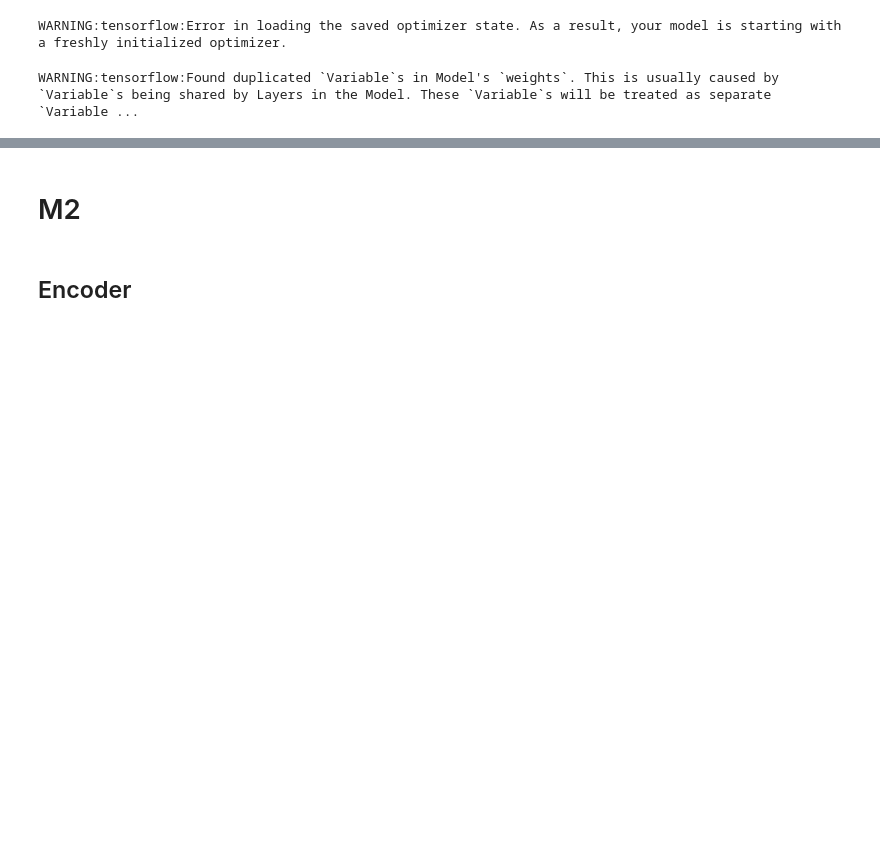
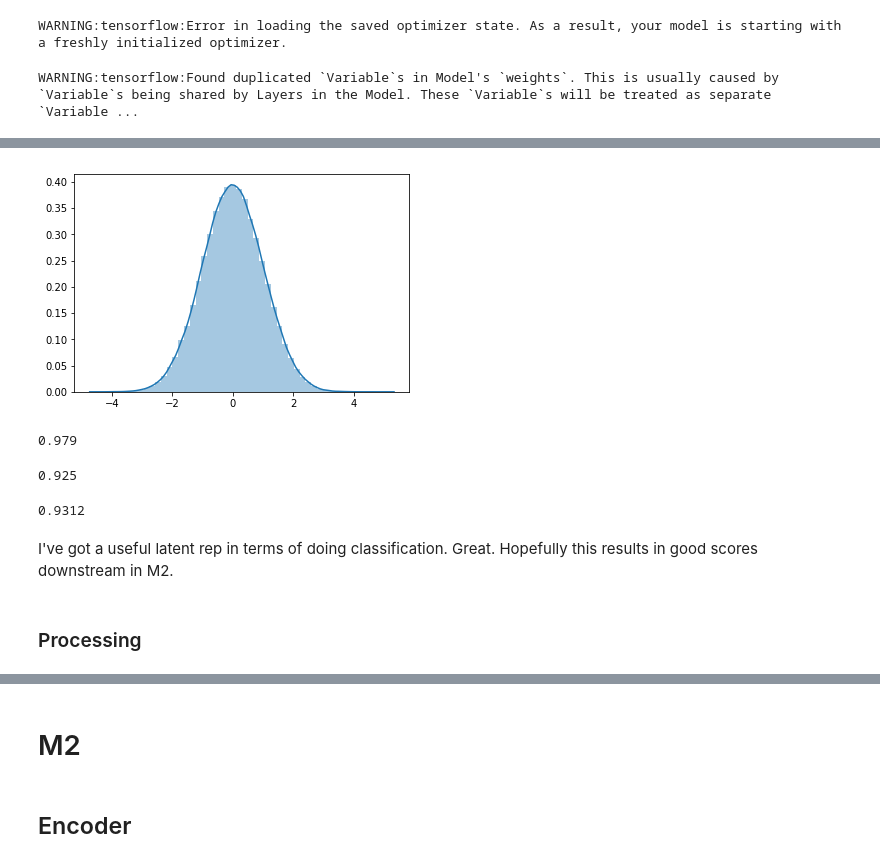
Before and after one commit to raghul-parthipan/semi_supervised_learning_vae, a Jupyter notebook: M1+M2.ipynb, the cells around one changed output, grey strips where cells are left out. Saved outputs shown, nothing was run; the diff lists cells and outputs as text; code cells hidden in the pictures; blank space fills up the shorter version.

```diff
--- a/M1+M2.ipynb
+++ b/M1+M2.ipynb
@@ -150,0 +197,25 @@ X_test_encoded = np.load("X_test_encoded.npy")
+# %%
+seaborn.distplot(X_valid_encoded)
+plt.show()
+# %% [output]
+[figure, added]
+# %%
+from sklearn.svm import SVC
+
+svc_class = SVC(kernel="rbf", gamma='scale', random_state=42)
+svc_class.fit(X_train_la_encoded_scaled, y_train_la2)
+svc_class.score(X_train_la_encoded_scaled, y_train_la2)
+# %% [output]
+0.979
+# %%
+svc_class.score(X_test_encoded_scaled, y_test2)
+# %% [output]
+0.925
+# %%
+svc_class.score(X_valid_encoded_scaled, y_valid2)
+# %% [output]
+0.9312
+# %% [markdown]
+I've got a useful latent rep in terms of doing classification. Great. Hopefully this results in good scores downstream in M2.
+# %% [markdown]
+### Processing ###
```
Also changed, not shown: parts of 32 cells of this notebook, 2 other files.
